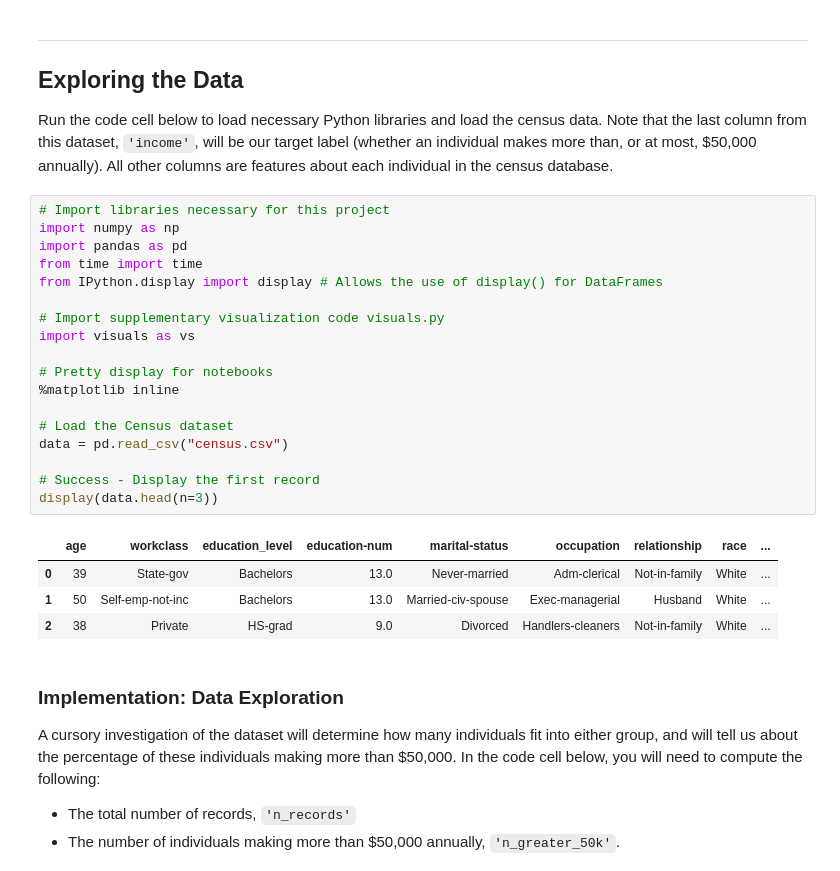
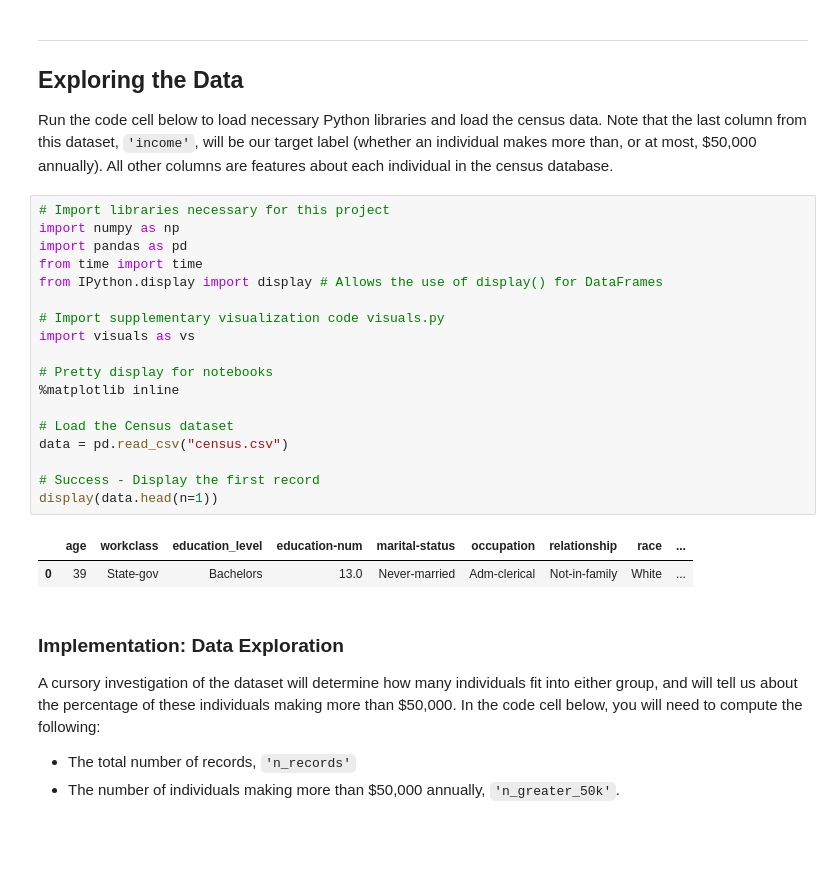
Before and after one commit to wang-zhe/Udacity-Review-Statistics, a Jupyter notebook: finding_donors.ipynb, the cells around one changed output. Drawn from its saved outputs; the diff is of its cells as text; blank space fills up the shorter version.

```diff
--- a/finding_donors.ipynb
+++ b/finding_donors.ipynb
@@ -20,26 +20,24 @@ Run the code cell below to load necessary Python libraries and load the census d
 # %%
 # Import libraries necessary for this project
 import numpy as np
 import pandas as pd
 from time import time
 from IPython.display import display # Allows the use of display() for DataFrames
 
 # Import supplementary visualization code visuals.py
 import visuals as vs
 
 # Pretty display for notebooks
 %matplotlib inline
 
 # Load the Census dataset
 data = pd.read_csv("census.csv")
 
 # Success - Display the first record
-display(data.head(n=3))
+display(data.head(n=1))
 # %% [output]
 |  | age | workclass | education_level | education-num | marital-status | occupation | relationship | race | ... |
 | 0 | 39 | State-gov | Bachelors | 13.0 | Never-married | Adm-clerical | Not-in-family | White | ... |
-| 1 | 50 | Self-emp-not-inc | Bachelors | 13.0 | Married-civ-spouse | Exec-managerial | Husband | White | ... |
-| 2 | 38 | Private | HS-grad | 9.0 | Divorced | Handlers-cleaners | Not-in-family | White | ... |
 # %% [markdown]
 ### Implementation: Data Exploration
 A cursory investigation of the dataset will determine how many individuals fit into either group, and will tell us about the percentage of these individuals making more than \$50,000. In the code cell below, you will need to compute the following:
```
Also changed, not shown: parts of 23 cells of this notebook.
